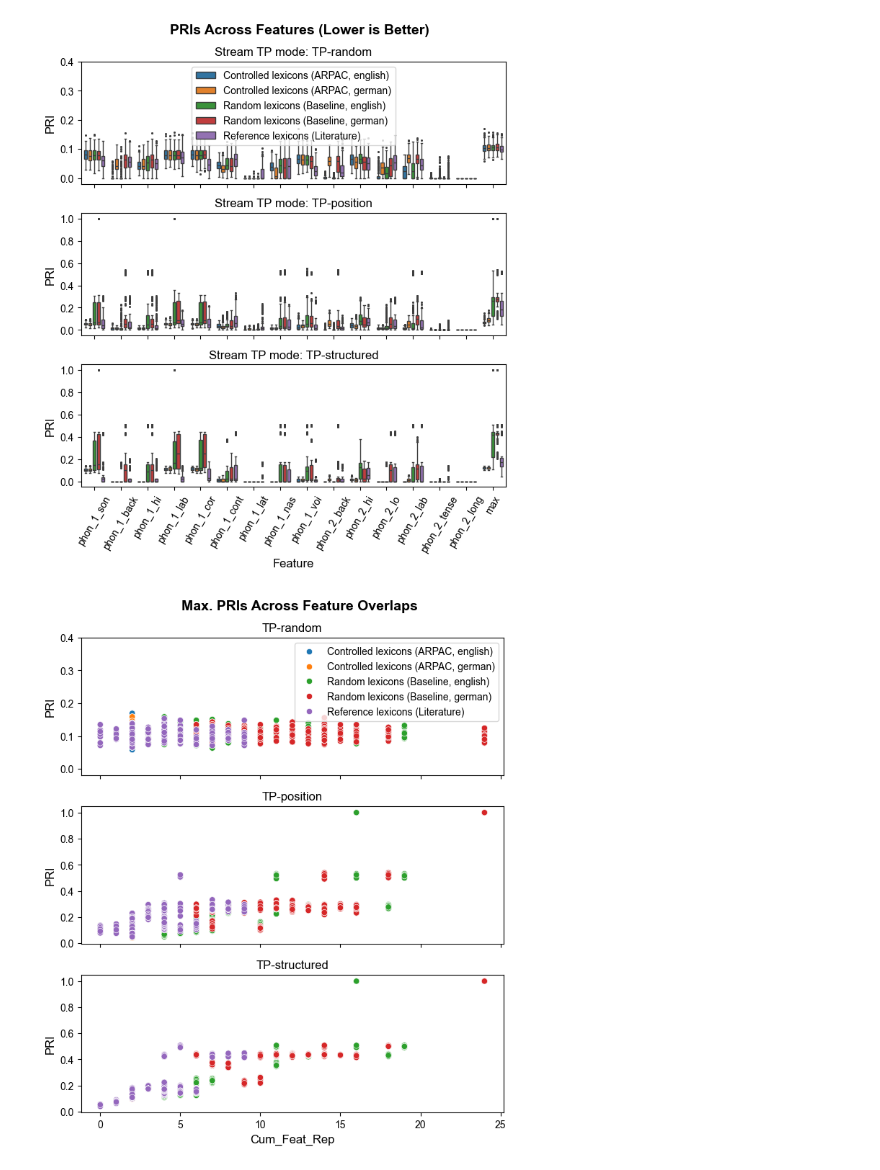
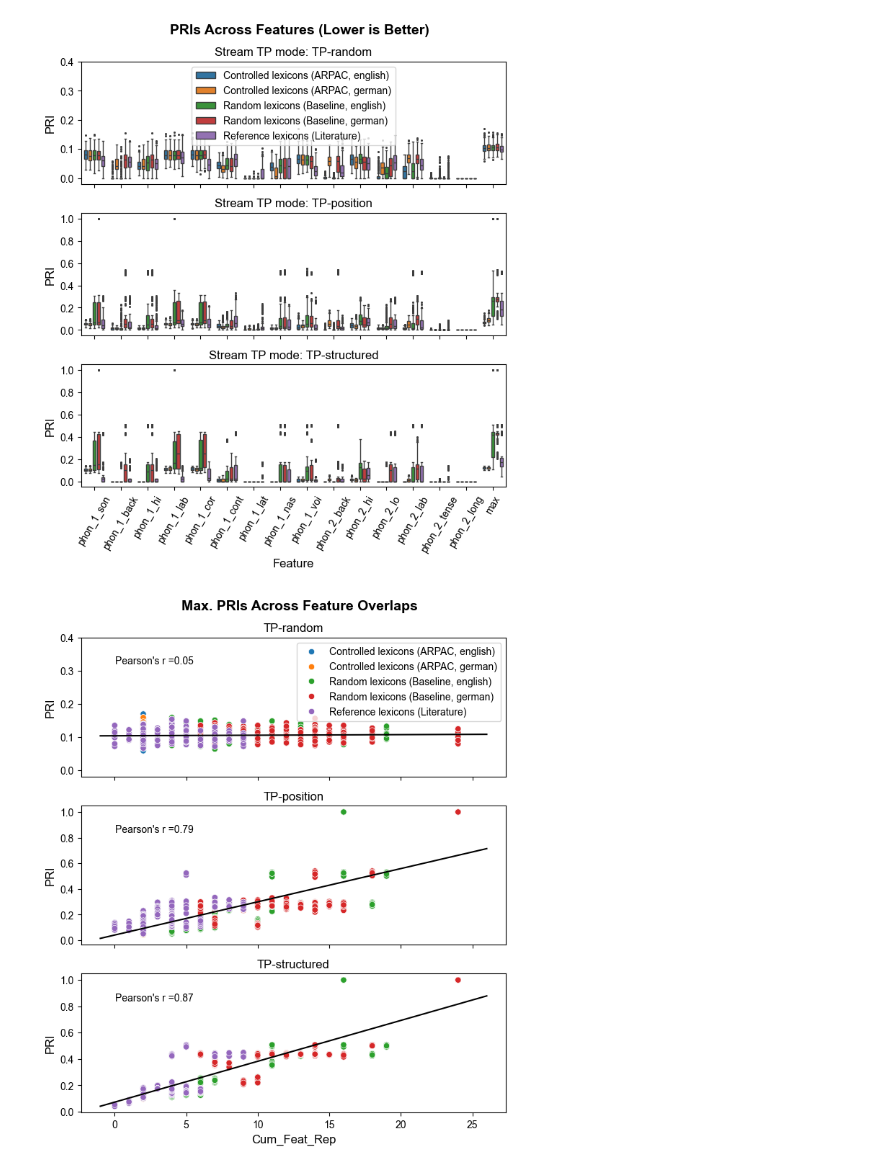
Before and after one commit to milosen/alparc, a Jupyter notebook: plots_from_paper.ipynb, the cells around one changed output. Drawn from its saved outputs; the diff is of its cells as text; code cells hidden in the pictures.

Commit message:
update data generation

```diff
--- a/plots_from_paper.ipynb
+++ b/plots_from_paper.ipynb
@@ -64,28 +101,37 @@ plt.savefig("results/lexicon_pri.pdf", dpi=600)
 # %%
 import seaborn as sns
 import matplotlib.pyplot as plt
+import scipy as sp
 
 _, axs = plt.subplots(3, 1, figsize=(17*cm, 20*cm), layout="tight", sharex=True)
 labels = ['Controlled\nlexicons (ARC)',
  'Reference\nlexicons (Literature)',
  'Random\nlexicons (Baseline)']
 
 for i, tp_mode in enumerate(tp_modes_pretty):
-    sns.scatterplot(data=df[(df["Stream TP mode"] == tp_mode) & (df["Feature"] == "max")], x="Cum_Feat_Rep", y="PRI", hue="Control", ax=axs[i])
+    x_data = df[(df["Stream TP mode"] == tp_mode) & (df["Feature"] == "max")]["Cum_Feat_Rep"]
+    y_data = df[(df["Stream TP mode"] == tp_mode) & (df["Feature"] == "max")]["PRI"]
+    sns.scatterplot(data=df[(df["Stream TP mode"] == tp_mode) & (df["Feature"] == "max")], x="Cum_Feat_Rep", y="PRI", ax=axs[i], hue="Control") # & ((df["Control"] == "Reference lexicons (Literature)"))
     axs[i].set_title(f"{tp_mode}", weight="normal", size=12)
     if i == 0:
         axs[i].set(ylim=(-0.02, 0.4))
         # axs[i].legend(labels)
         # sns.move_legend(axs[i], "upper left", bbox_to_anchor=(1, 1))
         sns.move_legend(axs[i], "upper left")
         handles, labels = axs[i].get_legend_handles_labels()
         axs[i].legend(handles=handles, labels=labels)
 
     else:
         axs[i].legend([],[], frameon=False)
+
+    r, p = sp.stats.pearsonr(x=x_data, y=y_data)
+    axs[i].text(.05, .8*axs[i].get_ylim()[1], "Pearson's r ={:.2f}".format(r), zorder=100)
+    m, b = np.polyfit(x_data, y_data, 1)
+    X_plot = np.linspace(-1,26,100)
+    axs[i].plot(X_plot, m*X_plot + b, '-', color="black")
 locs, labls = plt.xticks()
 #plt.xticks(locs, labls, rotation=60)
 plt.suptitle(f"Max. PRIs Across Feature Overlaps", weight="bold", size=14, x=0.55)
-plt.savefig("results/lexicon_pri.pdf", dpi=600)
+plt.savefig("results/pri_corr_colored.pdf", dpi=600)
 # %% [output]
-[figure, old version]
+[figure, new version]
```
Also changed, not shown: parts of 5 cells of this notebook, 2 other files.
